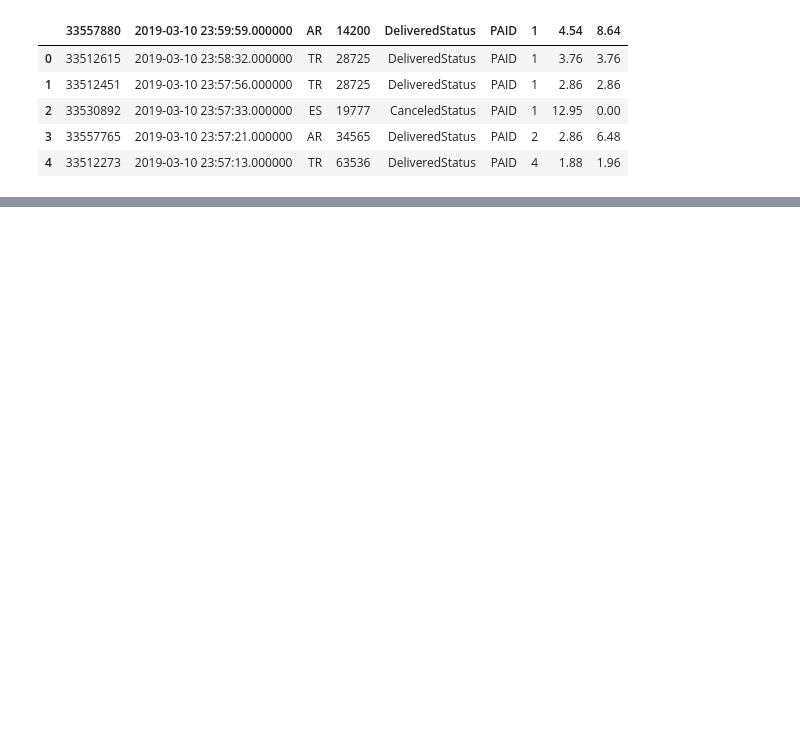
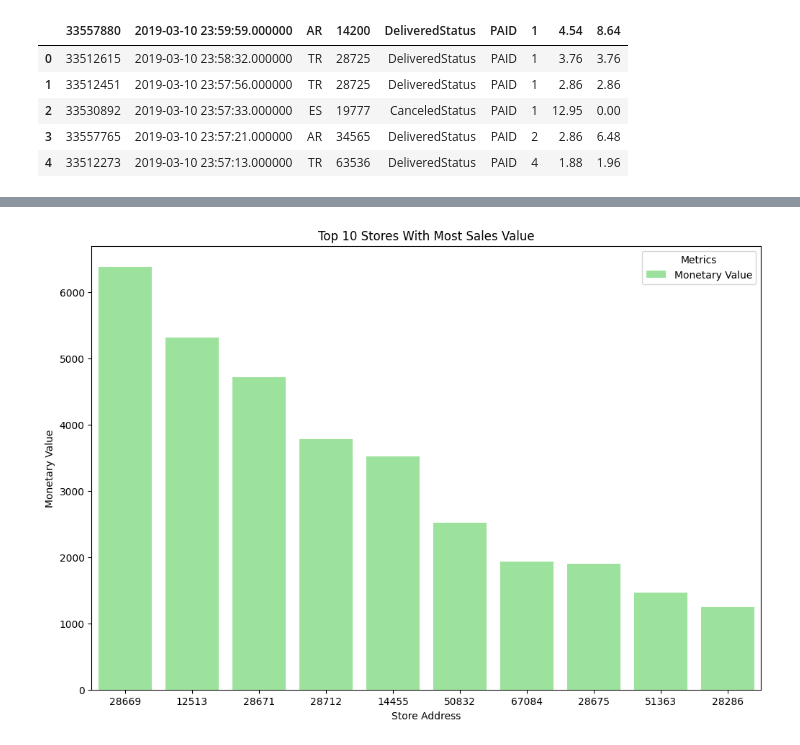
Before and after one commit to ToniDaCosta/ela, a Jupyter notebook: Toni.ipynb, the cells around one changed output, grey strips where cells are left out. Cells and saved outputs as stored; diff of their text form; code cells hidden in the pictures; blank space fills up the shorter version.

```diff
--- a/Toni.ipynb
+++ b/Toni.ipynb
@@ -17,0 +192,12 @@ orders.head()
+# %%
+top_10_stores = most_problematic_stores.head(10).sort_values(by='purchase_total_price', ascending=False)
+
+plt.figure(figsize=(12, 8))
+sns.barplot(x=top_10_stores['store_address'], y=top_10_stores['purchase_total_price'], color='lightgreen', label='Monetary Value', order=top_10_stores['store_address'])
+
+plt.title('Top 10 Stores With Most Sales Value')
+plt.xlabel('Store Address')
+plt.ylabel('Monetary Value')
+plt.legend(title='Metrics');
+# %% [output]
+[figure, added]
```
Also changed, not shown: parts of 21 cells of this notebook, 1 other file.
